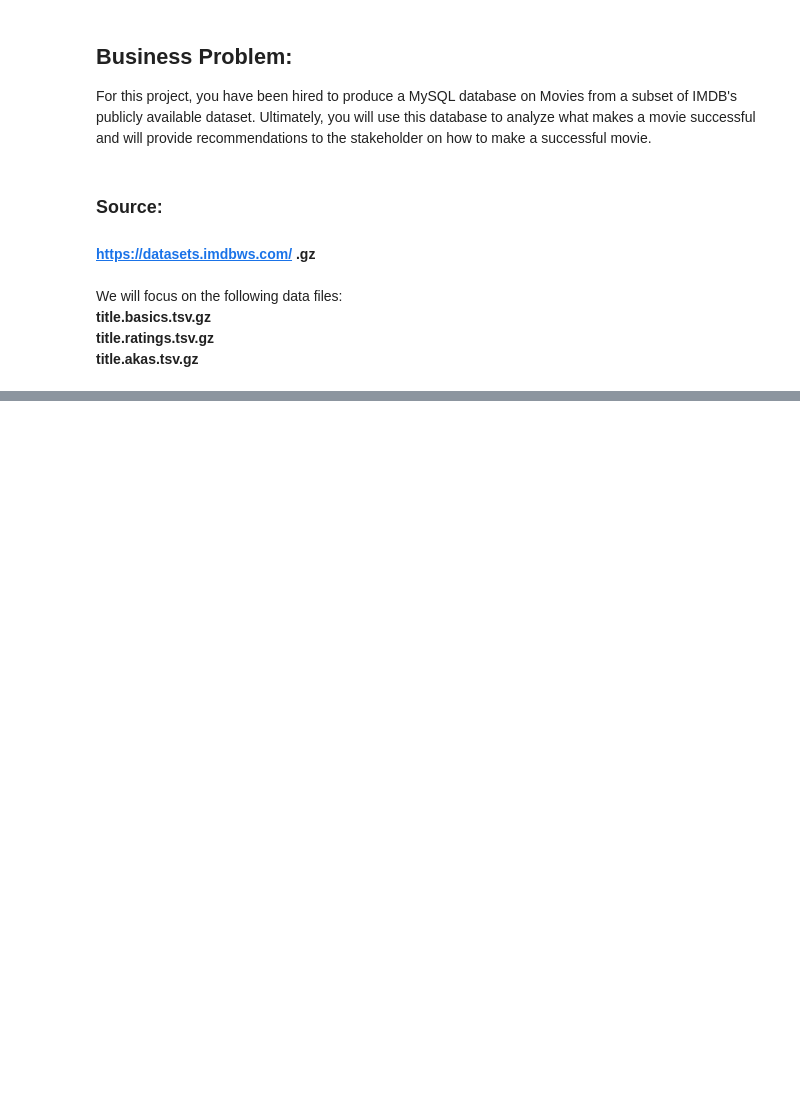
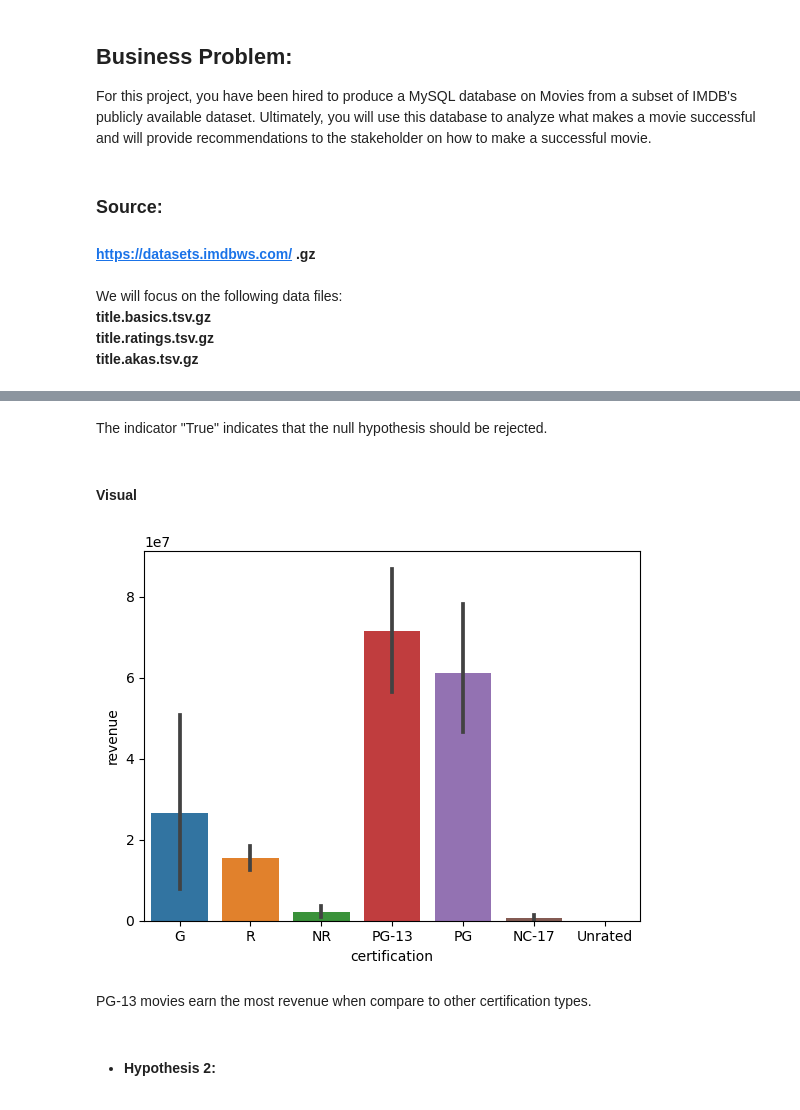
Before and after one commit to nelettelouw/IMDb-Movies, a Jupyter notebook: Project 3 (Part 4) Hypothesis Testing.ipynb, the cells around one changed output, grey strips where cells are left out. Drawn from its saved outputs; the diff is of its cells as text; code cells hidden in the pictures; blank space fills up the shorter version.

Commit message:
Movie Analysis

```diff
--- a/Project 3 (Part 4) Hypothesis Testing.ipynb
+++ b/Project 3 (Part 4) Hypothesis Testing.ipynb
@@ -21,0 +77,19 @@ We will focus on the following data files: <br>
+# %%
+# Create connection string using credentials following this format
+# connection = "dialect+driver://username:password@host:port/database"
+username = "root"
+password = "root"
+db_name = "movies"
+connection = f"mysql+pymysql://{username}:{password}@localhost/{db_name}"
+
+# Create the engine
+engine = create_engine(connection)
+
+# Check if the database exists. If not, create it.
+if database_exists(connection) == False:
+  create_database(connection)
+else:
+  print('The database already exists')
+
+# Verify that the database was created
+database_exists(connection)
@@ -21,0 +429,5 @@ We will focus on the following data files: <br>
+# %%
+# Select data from MySQL
+q = """SELECT *
+FROM extended_tmdb_data"""
+pd.read_sql(q, engine)
@@ -21,0 +448,2 @@ We will focus on the following data files: <br>
+# %%
+df_rating = pd.read_sql_query(q, engine)
@@ -21,0 +550,12 @@ We will focus on the following data files: <br>
+# %% [markdown]
+The indicator "True" indicates that the null hypothesis should be rejected.
+# %% [markdown]
+#### **Visual**
+# %%
+sns.barplot(data=df_rating, x='certification',y='revenue');
+# %% [output]
+[figure, added]
+# %% [markdown]
+PG-13 movies earn the most revenue when compare to other certification types.
+# %% [markdown]
+- #### **Hypothesis 2:**
```
Also changed, not shown: parts of 91 cells of this notebook, 21 other files.
